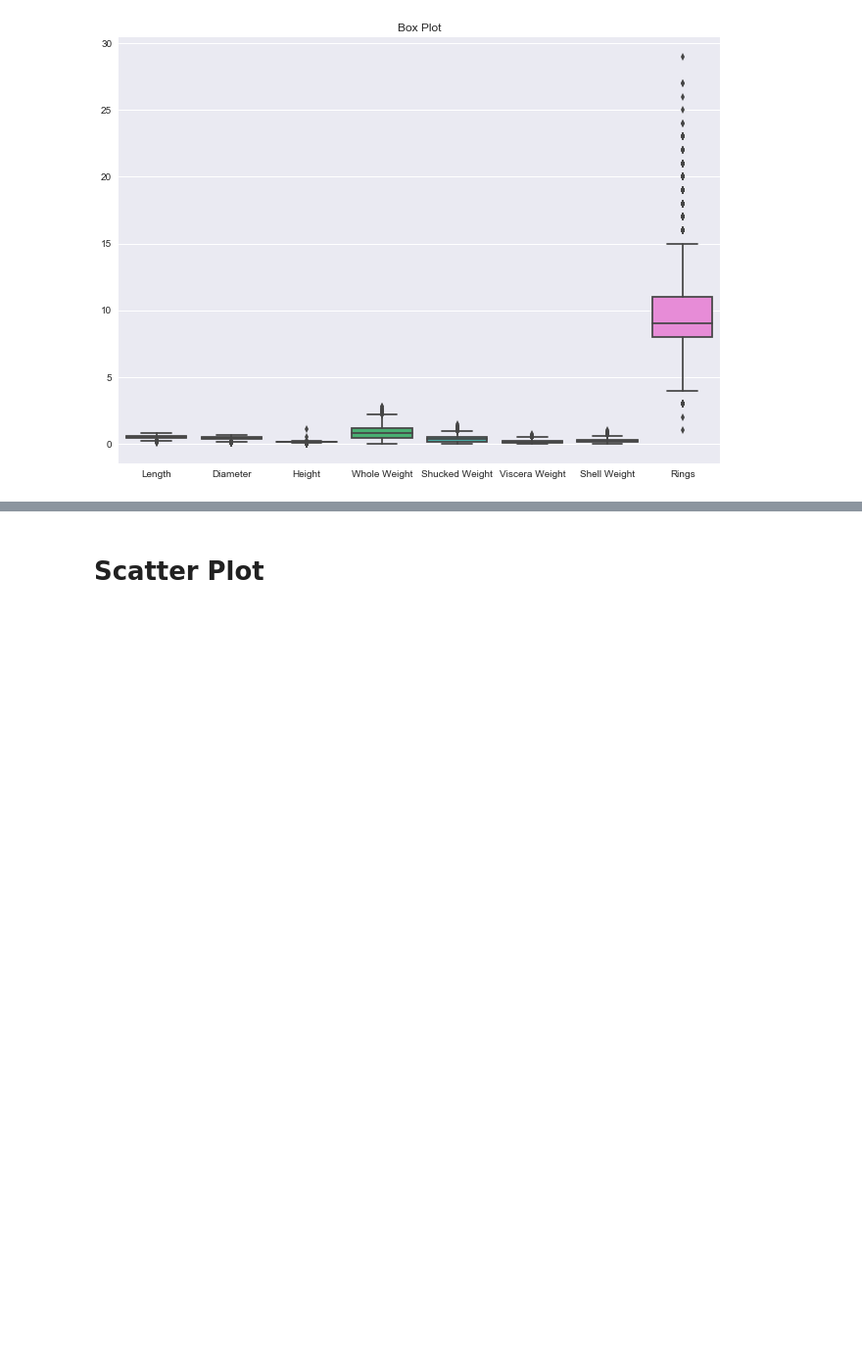
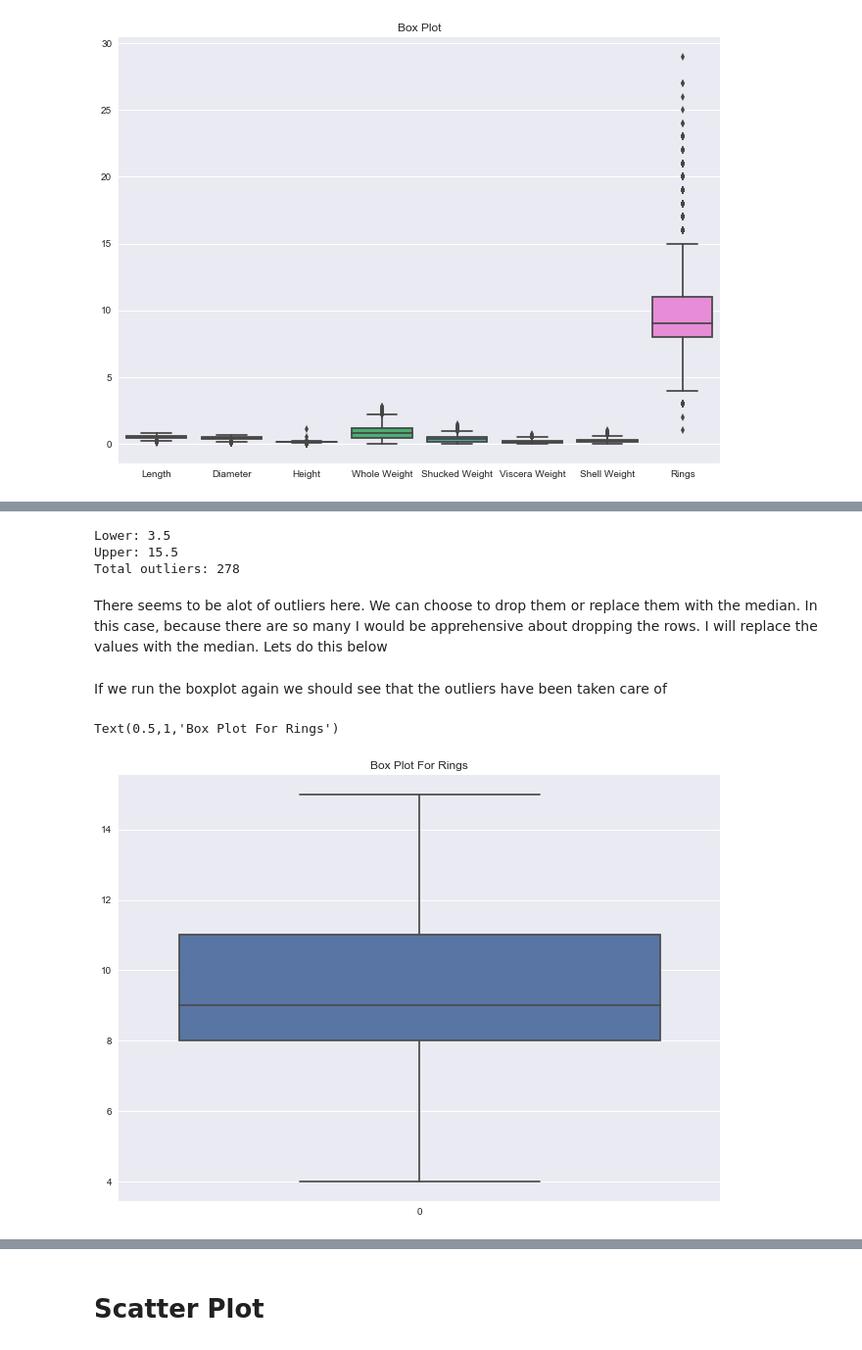
Before and after one commit to el-davo/msc-data-analytics-notebook, a Jupyter notebook: task1.ipynb, the cells around one changed output, grey strips where cells are left out. Shown at 98% size. Cells and saved outputs as stored; diff of their text form; code cells hidden in the pictures; blank space fills up the shorter version.

Commit message:
Doing outliers

```diff
--- a/task1.ipynb
+++ b/task1.ipynb
@@ -218,2 +228,0 @@ sns.boxplot(data=df['Rings']).set_title("Box Plot For Rings")
-# %%
-df.drop(df.index[(df['Rings'] > 15) | (df['Rings'] < 4)], inplace=True)
@@ -221,0 +229,31 @@ df.shape
+# %%
+rings = df['Rings']
+
+q1 = rings.quantile(0.25)
+q3 = rings.quantile(0.75)
+iqr = q3 - q1
+lw = q1 - 1.5 * iqr
+uw = q3 + 1.5 * iqr
+
+outlier_predicate = (df['Rings'] > uw) | (df['Rings'] < lw)
+
+print("Lower:", lw)
+print("Upper:", uw)
+print("Total outliers:", df[outlier_predicate].count()['Rings'])
+# %% [output]
+Lower: 3.5
+Upper: 15.5
+Total outliers: 278
+# %% [markdown]
+There seems to be alot of outliers here. We can choose to drop them or replace them with the median. In this case, because there are so many I would be apprehensive about dropping the rows. I will replace the values with the median. Lets do this below
+# %%
+median = df.loc[outlier_predicate, 'Rings'].median()
+df.loc[outlier_predicate, 'Rings'] = np.nan
+df.fillna(rings.median(),inplace=True)
+# %% [markdown]
+If we run the boxplot again we should see that the outliers have been taken care of
+# %%
+sns.boxplot(data=df['Rings']).set_title("Box Plot For Rings")
+# %% [output]
+Text(0.5,1,'Box Plot For Rings')
+[figure, added]
```
Also changed, not shown: parts of 45 cells of this notebook.
